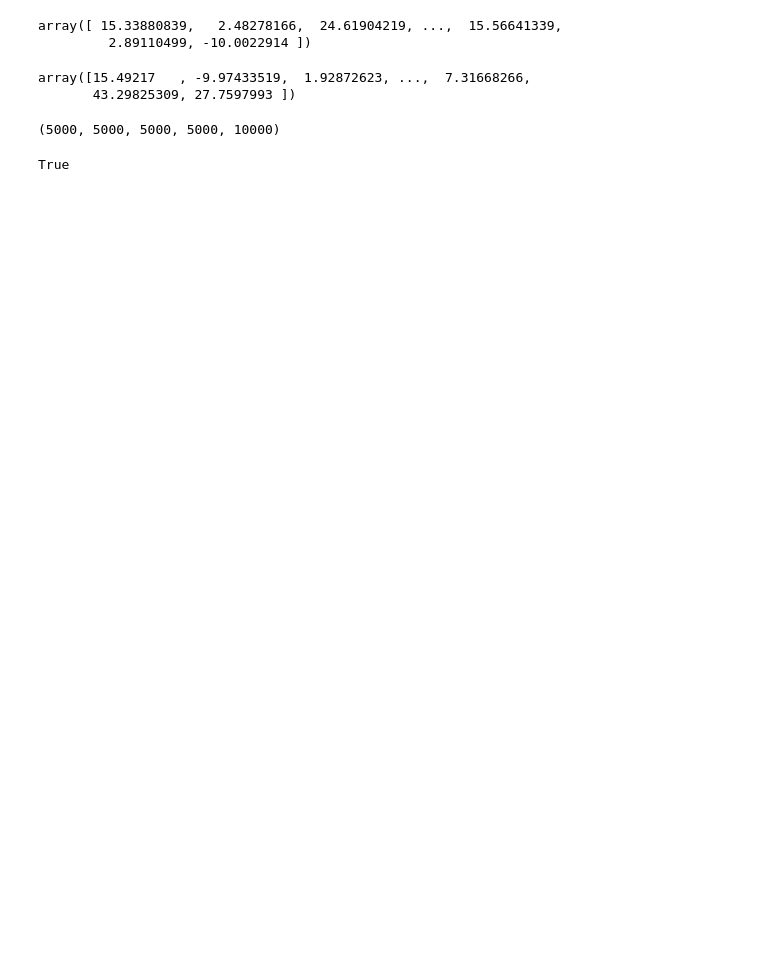
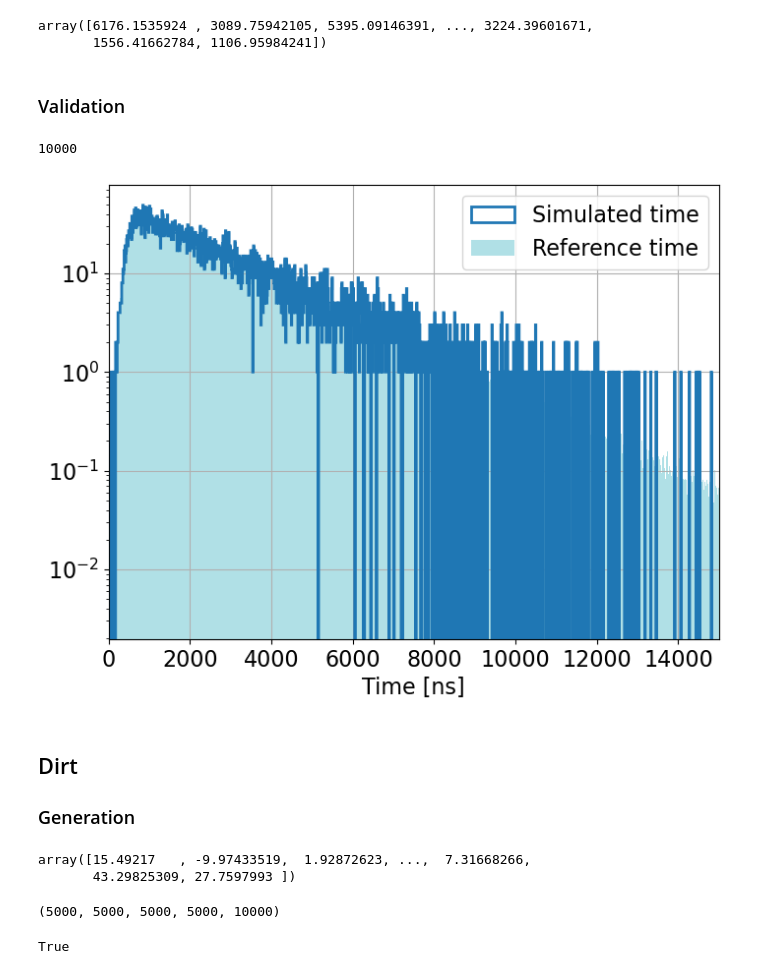
Before and after one commit to yuntsebaryon/SNeNDSens, a Jupyter notebook: MCProd/gen/NueArCC/upgradeMARLEY.ipynb, the cells around one changed output. Saved outputs shown, nothing was run; the diff lists cells and outputs as text; code cells hidden in the pictures; blank space fills up the shorter version.

Commit message:
updated neutrino generation

```diff
--- a/MCProd/gen/NueArCC/upgradeMARLEY.ipynb
+++ b/MCProd/gen/NueArCC/upgradeMARLEY.ipynb
@@ -111,0 +118,20 @@ def xyzDirt( r, zmin, zmax, xIn, yIn, zIn, n):
+# %%
+def rejectSampling(PDF, tmin, tmax, nSamples):
+    outSamples = getNSamples(tmin, tmax, nSamples)
+    outSampleBins = np.floor(outSamples/10).astype(int)
+    outPDF = PDF[outSampleBins]
+    maxPDF = PDF.max()
+
+    mask = isAccepted(len(outSamples), outPDF, maxPDF)
+    reject, = np.where(~mask)
+
+    while reject.size > 0:
+        fill = getNSamples(tmin, tmax, reject.size)
+        fillBins = np.floor(fill/10).astype(int)
+
+        fillPDF = PDF[fillBins]
+        mask = isAccepted(len(fill), fillPDF, maxPDF)
+        outSamples[reject[mask]] = fill[mask]
+        reject = reject[~mask]
+
+    return outSamples
@@ -120,3 +150,6 @@ ylim = 20
 zlim = 25
 nEvents = 10000
 firstEvtNo = 0
+# %%
+nuTime = np.load('../../../SNS/DelayedNeutrinosPer10ns.npy')
+nuTime.max()
@@ -123,12 +162,16 @@ firstEvtNo = 0
 # %%
 x, y, z = xyzInBox( -xlim, xlim, -ylim, ylim, -zlim, zlim, nEvents)
-t = np.full(nEvents, 0)
-x
+# t = np.full(nEvents, 0)
+rng = np.random.default_rng()
+t = rejectSampling(nuTime, 0., 15000., nEvents)
+t
 # %% [output]
-array([ 15.33880839,   2.48278166,  24.61904219, ...,  15.56641339,
-         2.89110499, -10.0022914 ])
+array([6176.1535924 , 3089.75942105, 5395.09146391, ..., 3224.39601671,
+       1556.41662784, 1106.95984241])
 # %%
 events = readHepevt(infile, firstEvtNo)
 
 updatedEvents = assignXYZT(events, x, y, z, t, firstEvtNo)
 writeHepevt(updatedEvents, outfile)
+# %% [markdown]
+### Validation
@@ -135,3 +180,29 @@ writeHepevt(updatedEvents, outfile)
+# %%
+t_bins = np.linspace(0., 15000., 1501)
+# %%
+len(t)
+# %% [output]
+10000
+# %%
+fig, ax = plt.subplots( figsize = (8, 6) )
+
+ax.hist(t, bins = np.linspace(0, 15000, 1501), histtype = 'step', lw = 2, label = 'Simulated time')
+ax.bar(t_bins[:-1], nuTime*nEvents/nuTime.sum(), width = np.diff(t_bins), align = "edge",
+       color = 'powderblue', label = 'Reference time')
+ax.set_xlabel( 'Time [ns]', fontsize = 16 )
+ax.tick_params(axis = 'x', labelsize = 16)
+ax.tick_params(axis = 'y', labelsize = 16)
+ax.set_xlim( [0, 15000])
+ax.semilogy()
+ax.grid(':')
+ax.legend( fontsize = 16)
+fig.savefig('TimeSimFull.pdf')
+# %% [output]
+[figure, added]
+# %% [markdown]
+## Dirt
+
+### Generation
 # %%
 infile = '/Users/yuntse/data/coherent/SNeNDSens/NueArCCdirt/marley/nueArCC_sns_yDir_01.hepevt'
 outfile = '/Users/yuntse/data/coherent/SNeNDSens/NueArCCdirt/marley_xyzt/nueArCC_sns_yDir_01.hepevt'
```
Also changed, not shown: parts of 8 cells of this notebook, 2 other files.
